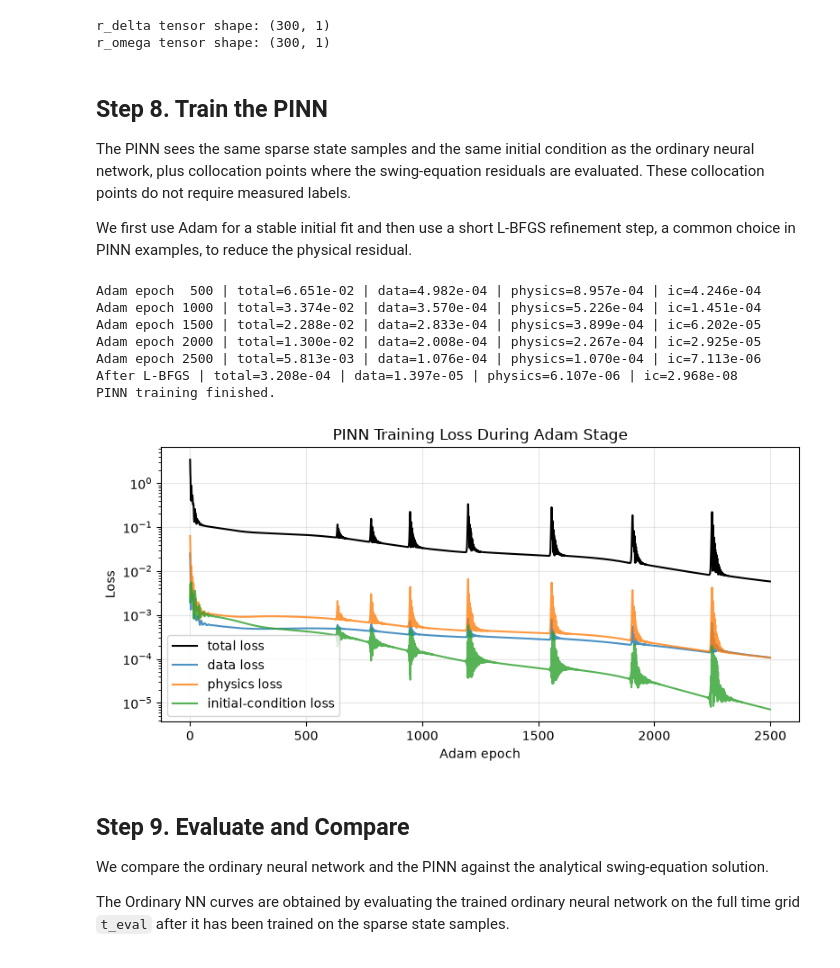
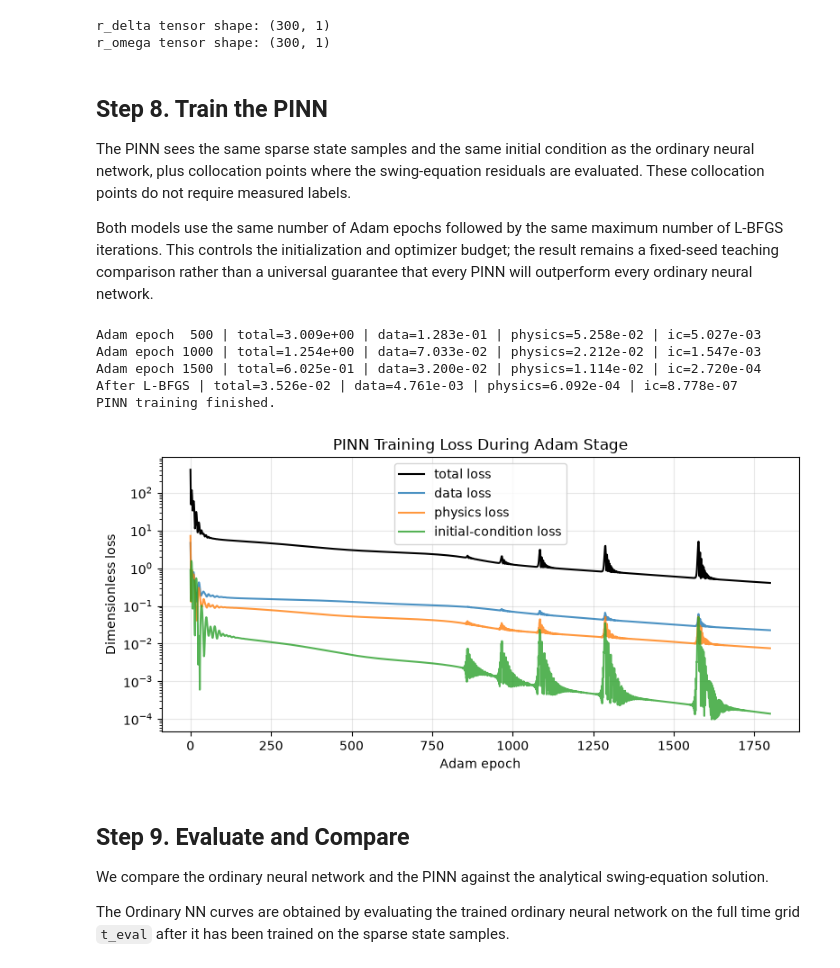
Before and after one commit to enliten/IEEE-course_AI-for-Power-Energy-Systems, a Jupyter notebook: PINN_Frequency.ipynb, the cells around one changed output. Cells and saved outputs as stored; diff of their text form; code cells hidden in the pictures.

```diff
--- a/PINN_Frequency.ipynb
+++ b/PINN_Frequency.ipynb
@@ -219,7 +237,7 @@ Both $\delta(t)$ and $\omega(t)$ samples are used as labeled data for the ordina
 # %%
 # Step 4. Sparse synthetic state samples
-# Nine points keep the data sparse while giving both models enough anchors for a clear teaching demo.
-measurement_times = np.linspace(0.0, T_END, 9).reshape(-1, 1)
+# Nine non-initial points keep the data sparse; t=0 is enforced only through the IC loss.
+measurement_times = np.linspace(T_END / 9.0, T_END, 9).reshape(-1, 1)
 measurement_delta, measurement_omega = swing_response_exact(measurement_times, M, D, Ks, delta_p)
 
 # Torch tensors used for training
@@ -234,7 +252,7 @@ omega_exact = torch.tensor(omega_exact_np, dtype=torch.float32, device=device)
 fig, axes = plt.subplots(2, 1, figsize=(8, 6), sharex=True)
 axes[0].plot(t_eval_np, delta_exact_np, color="black", linewidth=2, label="Analytical delta(t)")
 axes[0].scatter(measurement_times, measurement_delta, color="tab:red", s=55, label="Sparse delta samples")
-axes[0].set_ylabel("Rotor angle deviation delta")
+axes[0].set_ylabel("Rotor-angle deviation delta (rad)")
 axes[0].set_title("Sparse State Samples Used for Training")
 axes[0].grid(True, alpha=0.3)
 axes[0].legend()
@@ -242,7 +260,7 @@ axes[0].legend()
 axes[1].plot(t_eval_np, omega_exact_np, color="black", linewidth=2, label="Analytical omega(t)")
 axes[1].scatter(measurement_times, measurement_omega, color="tab:red", s=55, label="Sparse omega samples")
 axes[1].set_xlabel("Time (s)")
-axes[1].set_ylabel("Speed/frequency deviation omega")
+axes[1].set_ylabel("Angular-speed deviation omega (rad/s)")
 axes[1].grid(True, alpha=0.3)
 axes[1].legend()
 plt.tight_layout()
@@ -347,5 +402,6 @@ The PINN uses the same NN architecture as the ordinary baseline. The key differe
 # %%
 pinn_model = MLP(output_dim=2).to(device)
+pinn_model.load_state_dict(shared_initial_state_dict)
 print(pinn_model)
 # %% [output]
 MLP(
@@ -417,13 +477,9 @@ def physics_residual(model, t_collocation, M, D, Ks, delta_p):
     return r_delta, r_omega
 
 
-lambda_physics = 50.0
-lambda_ic = 50.0
-mse = nn.MSELoss()
+LAMBDA_PHYSICS = 50.0
 
 t_collocation = torch.linspace(0.0, T_END, 300, device=device).reshape(-1, 1)
-t_initial = torch.zeros((1, 1), dtype=torch.float32, device=device)
-initial_state = torch.zeros((1, 2), dtype=torch.float32, device=device)
 
 # Check residual shapes before training.
 initial_r_delta, initial_r_omega = physics_residual(pinn_model, t_collocation, M, D, Ks, delta_p)
@@ -437,27 +493,31 @@ r_omega tensor shape: (300, 1)
 
 The PINN sees the same sparse state samples and the same initial condition as the ordinary neural network, plus collocation points where the swing-equation residuals are evaluated. These collocation points do not require measured labels.
 
-We first use Adam for a stable initial fit and then use a short L-BFGS refinement step, a common choice in PINN examples, to reduce the physical residual.
+Both models use the same number of Adam epochs followed by the same maximum number of L-BFGS iterations. This controls the initialization and optimizer budget; the result remains a fixed-seed teaching comparison rather than a universal guarantee that every PINN will outperform every ordinary neural network.
 # %%
 def compute_pinn_losses(model):
     pred_data = model(t_data)
-    data_loss = mse(pred_data, state_data)
+    data_loss = scaled_state_loss(pred_data, state_data)
 
     r_delta, r_omega = physics_residual(model, t_collocation, M, D, Ks, delta_p)
-    physics_loss = mse(r_delta, torch.zeros_like(r_delta)) + mse(r_omega, torch.zeros_like(r_omega))
+    r_delta_scaled = r_delta / R_DELTA_SCALE
+    r_omega_scaled = r_omega / R_OMEGA_SCALE
+    physics_loss = mse(r_delta_scaled, torch.zeros_like(r_delta_scaled)) + mse(
+        r_omega_scaled, torch.zeros_like(r_omega_scaled)
+    )
 
     pred_initial = model(t_initial)
-    ic_loss = mse(pred_initial, initial_state)
+    ic_loss = scaled_state_loss(pred_initial, initial_state)
 
-    total_loss = data_loss + lambda_physics * physics_loss + lambda_ic * ic_loss
+    total_loss = data_loss + LAMBDA_PHYSICS * physics_loss + LAMBDA_IC * ic_loss
     return total_loss, data_loss, physics_loss, ic_loss
 
 
-def train_pinn_model(model, adam_epochs=2500, adam_lr=1e-3, lbfgs_steps=350):
-    adam = optim.Adam(model.parameters(), lr=adam_lr)
+def train_pinn_model(model):
+    adam = optim.Adam(model.parameters(), lr=ADAM_LR)
     history = {"total_loss": [], "data_loss": [], "physics_loss": [], "ic_loss": []}
 
-    for epoch in range(1, adam_epochs + 1):
+    for epoch in range(1, ADAM_EPOCHS + 1):
         total_loss, data_loss, physics_loss, ic_loss = compute_pinn_losses(model)
 
         adam.zero_grad()
@@ -478,9 +538,9 @@ def train_pinn_model(model, adam_epochs=2500, adam_lr=1e-3, lbfgs_steps=350):
     # A short L-BFGS refinement often improves PINN residuals after Adam has found a good basin.
     lbfgs = optim.LBFGS(
         model.parameters(),
-        lr=0.8,
-        max_iter=lbfgs_steps,
-        max_eval=lbfgs_steps,
+        lr=LBFGS_LR,
+        max_iter=LBFGS_STEPS,
+        max_eval=LBFGS_STEPS,
         tolerance_grad=1e-9,
         tolerance_change=1e-11,
         line_search_fn="strong_wolfe",
@@ -490,41 +550,39 @@ def train_pinn_model(model, adam_epochs=2500, adam_lr=1e-3, lbfgs_steps=350):
         total_loss, _, _, _ = compute_pinn_losses(model)
         lbfgs.zero_grad()
         total_loss.backward()
         return total_loss
 
     lbfgs.step(closure)
     total_loss, data_loss, physics_loss, ic_loss = compute_pinn_losses(model)
     print(
         f"After L-BFGS | total={total_loss.item():.3e} | "
         f"data={data_loss.item():.3e} | physics={physics_loss.item():.3e} | ic={ic_loss.item():.3e}"
     )
     return history
 
 
 pinn_history = train_pinn_model(pinn_model)
 print("PINN training finished.")
 
 fig, ax = plt.subplots(figsize=(8, 4))
 ax.semilogy(pinn_history["total_loss"], label="total loss", color="black")
 ax.semilogy(pinn_history["data_loss"], label="data loss", alpha=0.8)
 ax.semilogy(pinn_history["physics_loss"], label="physics loss", alpha=0.8)
 ax.semilogy(pinn_history["ic_loss"], label="initial-condition loss", alpha=0.8)
 ax.set_xlabel("Adam epoch")
-ax.set_ylabel("Loss")
+ax.set_ylabel("Dimensionless loss")
 ax.set_title("PINN Training Loss During Adam Stage")
 ax.grid(True, alpha=0.3)
 ax.legend()
 plt.tight_layout()
 plt.show()
 # %% [output]
-Adam epoch  500 | total=6.651e-02 | data=4.982e-04 | physics=8.957e-04 | ic=4.246e-04
-Adam epoch 1000 | total=3.374e-02 | data=3.570e-04 | physics=5.226e-04 | ic=1.451e-04
-Adam epoch 1500 | total=2.288e-02 | data=2.833e-04 | physics=3.899e-04 | ic=6.202e-05
-Adam epoch 2000 | total=1.300e-02 | data=2.008e-04 | physics=2.267e-04 | ic=2.925e-05
-Adam epoch 2500 | total=5.813e-03 | data=1.076e-04 | physics=1.070e-04 | ic=7.113e-06
-After L-BFGS | total=3.208e-04 | data=1.397e-05 | physics=6.107e-06 | ic=2.968e-08
+Adam epoch  500 | total=3.009e+00 | data=1.283e-01 | physics=5.258e-02 | ic=5.027e-03
+Adam epoch 1000 | total=1.254e+00 | data=7.033e-02 | physics=2.212e-02 | ic=1.547e-03
+Adam epoch 1500 | total=6.025e-01 | data=3.200e-02 | physics=1.114e-02 | ic=2.720e-04
+After L-BFGS | total=3.526e-02 | data=4.761e-03 | physics=6.092e-04 | ic=8.778e-07
 PINN training finished.
-[figure, old version]
+[figure, new version]
 # %% [markdown]
 ## Step 9. Evaluate and Compare
 
```
Also changed, not shown: parts of 18 cells of this notebook, 2 other files.
